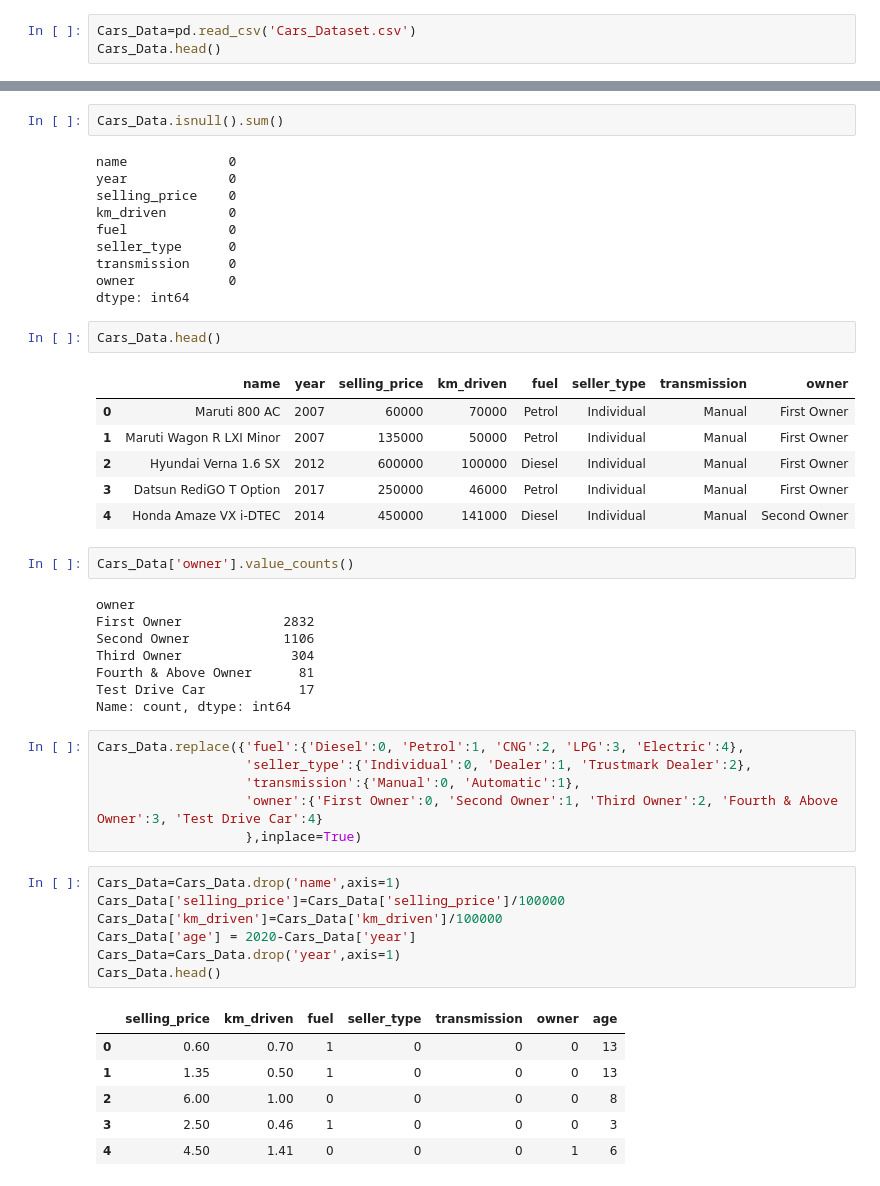
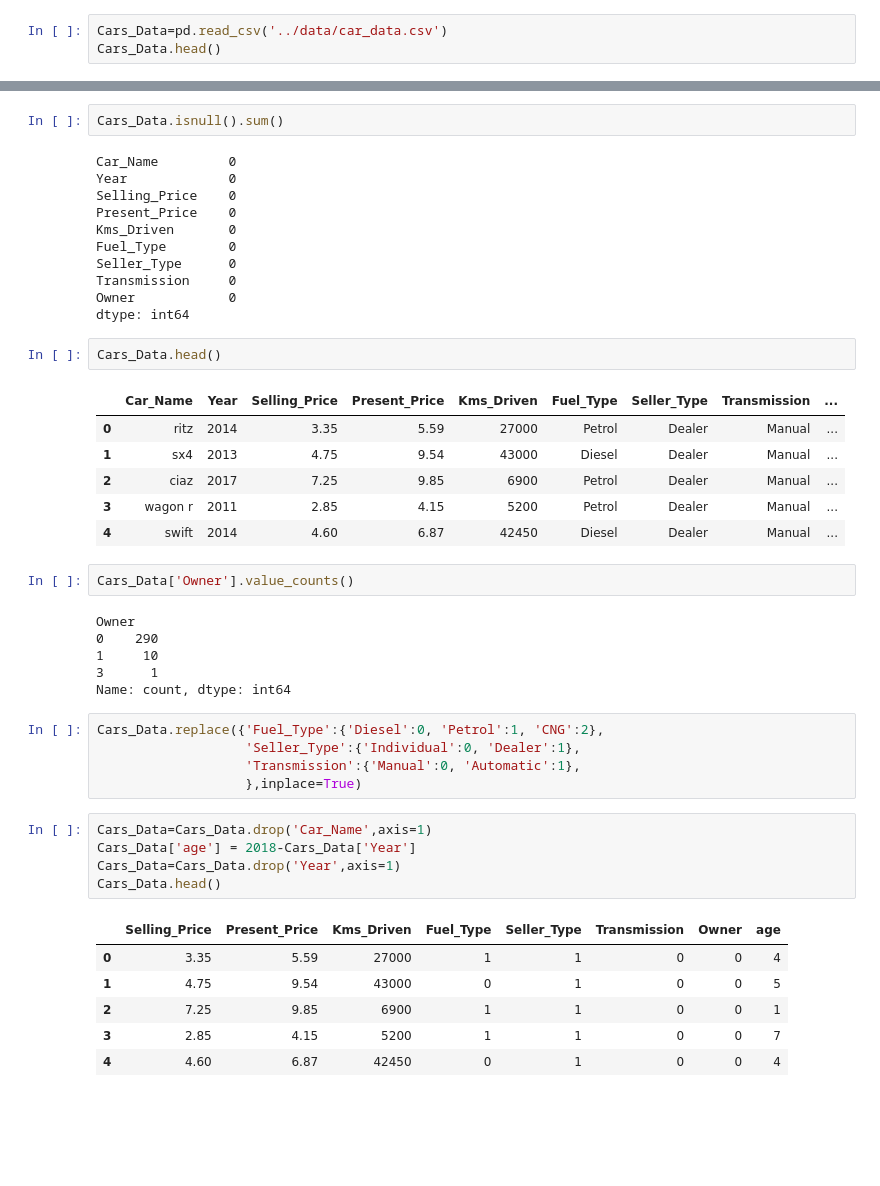
Before and after one commit to Kishan-hyalij/CarPrice_Prediction, a Jupyter notebook: notebooks/jupyter-CP.ipynb, the cells around one changed output, grey strips where cells are left out. Saved outputs shown, nothing was run; the diff lists cells and outputs as text; blank space fills up the shorter version.

```diff
--- a/jupyter-CPP.ipynb
+++ b/notebooks/jupyter-CP.ipynb
@@ -17,4 +20,4 @@ warnings.filterwarnings("ignore")
 # %%
-Cars_Data=pd.read_csv('Cars_Dataset.csv')
+Cars_Data=pd.read_csv('../data/car_data.csv')
 Cars_Data.head()
 # %% [output]
@@ -61,51 +67,47 @@ Cars_Data.describe()
 # %%
 Cars_Data.isnull().sum()
 # %% [output]
-name             0
-year             0
-selling_price    0
-km_driven        0
-fuel             0
-seller_type      0
-transmission     0
-owner            0
+Car_Name         0
+Year             0
+Selling_Price    0
+Present_Price    0
+Kms_Driven       0
+Fuel_Type        0
+Seller_Type      0
+Transmission     0
+Owner            0
 dtype: int64
 # %%
 Cars_Data.head()
 # %% [output]
-|  | name | year | selling_price | km_driven | fuel | seller_type | transmission | owner |
-| 0 | Maruti 800 AC | 2007 | 60000 | 70000 | Petrol | Individual | Manual | First Owner |
-| 1 | Maruti Wagon R LXI Minor | 2007 | 135000 | 50000 | Petrol | Individual | Manual | First Owner |
-| 2 | Hyundai Verna 1.6 SX | 2012 | 600000 | 100000 | Diesel | Individual | Manual | First Owner |
-| 3 | Datsun RediGO T Option | 2017 | 250000 | 46000 | Petrol | Individual | Manual | First Owner |
-| 4 | Honda Amaze VX i-DTEC | 2014 | 450000 | 141000 | Diesel | Individual | Manual | Second Owner |
+|  | Car_Name | Year | Selling_Price | Present_Price | Kms_Driven | Fuel_Type | Seller_Type | Transmission | ... |
+| 0 | ritz | 2014 | 3.35 | 5.59 | 27000 | Petrol | Dealer | Manual | ... |
+| 1 | sx4 | 2013 | 4.75 | 9.54 | 43000 | Diesel | Dealer | Manual | ... |
+| 2 | ciaz | 2017 | 7.25 | 9.85 | 6900 | Petrol | Dealer | Manual | ... |
+| 3 | wagon r | 2011 | 2.85 | 4.15 | 5200 | Petrol | Dealer | Manual | ... |
+| 4 | swift | 2014 | 4.60 | 6.87 | 42450 | Diesel | Dealer | Manual | ... |
 # %%
-Cars_Data['owner'].value_counts()
+Cars_Data['Owner'].value_counts()
 # %% [output]
-owner
-First Owner             2832
-Second Owner            1106
-Third Owner              304
-Fourth & Above Owner      81
-Test Drive Car            17
+Owner
+0    290
+1     10
+3      1
 Name: count, dtype: int64
 # %%
-Cars_Data.replace({'fuel':{'Diesel':0, 'Petrol':1, 'CNG':2, 'LPG':3, 'Electric':4},
-                   'seller_type':{'Individual':0, 'Dealer':1, 'Trustmark Dealer':2},
-                   'transmission':{'Manual':0, 'Automatic':1},
-                   'owner':{'First Owner':0, 'Second Owner':1, 'Third Owner':2, 'Fourth & Above Owner':3, 'Test Drive Car':4}
+Cars_Data.replace({'Fuel_Type':{'Diesel':0, 'Petrol':1, 'CNG':2},
+                   'Seller_Type':{'Individual':0, 'Dealer':1},
+                   'Transmission':{'Manual':0, 'Automatic':1},
                    },inplace=True)
 # %%
-Cars_Data=Cars_Data.drop('name',axis=1)
-Cars_Data['selling_price']=Cars_Data['selling_price']/100000
-Cars_Data['km_driven']=Cars_Data['km_driven']/100000
-Cars_Data['age'] = 2020-Cars_Data['year']
-Cars_Data=Cars_Data.drop('year',axis=1)
+Cars_Data=Cars_Data.drop('Car_Name',axis=1)
+Cars_Data['age'] = 2018-Cars_Data['Year']
+Cars_Data=Cars_Data.drop('Year',axis=1)
 Cars_Data.head()
 # %% [output]
-|  | selling_price | km_driven | fuel | seller_type | transmission | owner | age |
-| 0 | 0.60 | 0.70 | 1 | 0 | 0 | 0 | 13 |
-| 1 | 1.35 | 0.50 | 1 | 0 | 0 | 0 | 13 |
-| 2 | 6.00 | 1.00 | 0 | 0 | 0 | 0 | 8 |
-| 3 | 2.50 | 0.46 | 1 | 0 | 0 | 0 | 3 |
-| 4 | 4.50 | 1.41 | 0 | 0 | 0 | 1 | 6 |
+|  | Selling_Price | Present_Price | Kms_Driven | Fuel_Type | Seller_Type | Transmission | Owner | age |
+| 0 | 3.35 | 5.59 | 27000 | 1 | 1 | 0 | 0 | 4 |
+| 1 | 4.75 | 9.54 | 43000 | 0 | 1 | 0 | 0 | 5 |
+| 2 | 7.25 | 9.85 | 6900 | 1 | 1 | 0 | 0 | 1 |
+| 3 | 2.85 | 4.15 | 5200 | 1 | 1 | 0 | 0 | 7 |
+| 4 | 4.60 | 6.87 | 42450 | 0 | 1 | 0 | 0 | 4 |
```
Also changed, not shown: parts of 23 cells of this notebook, 3 other files.
